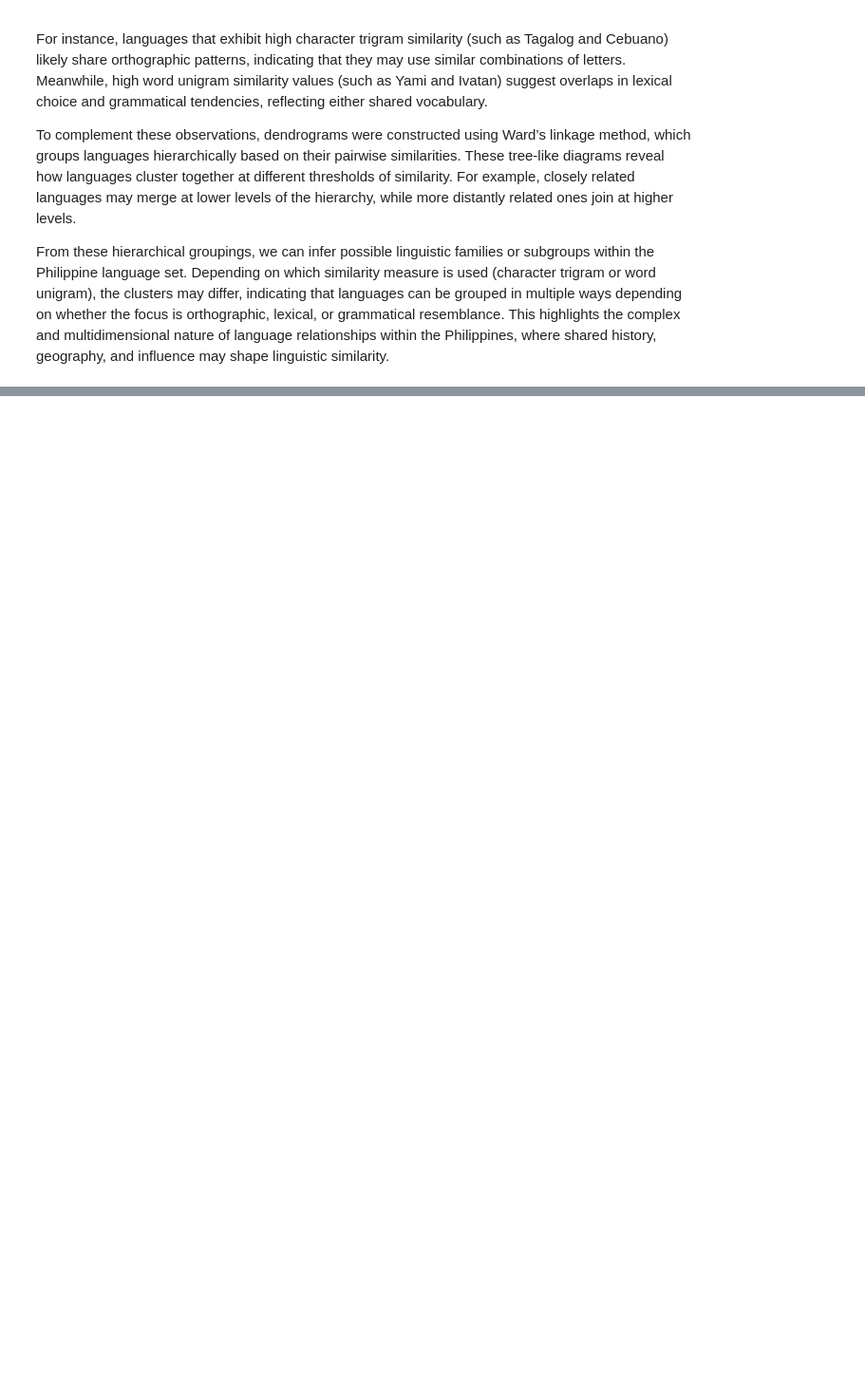
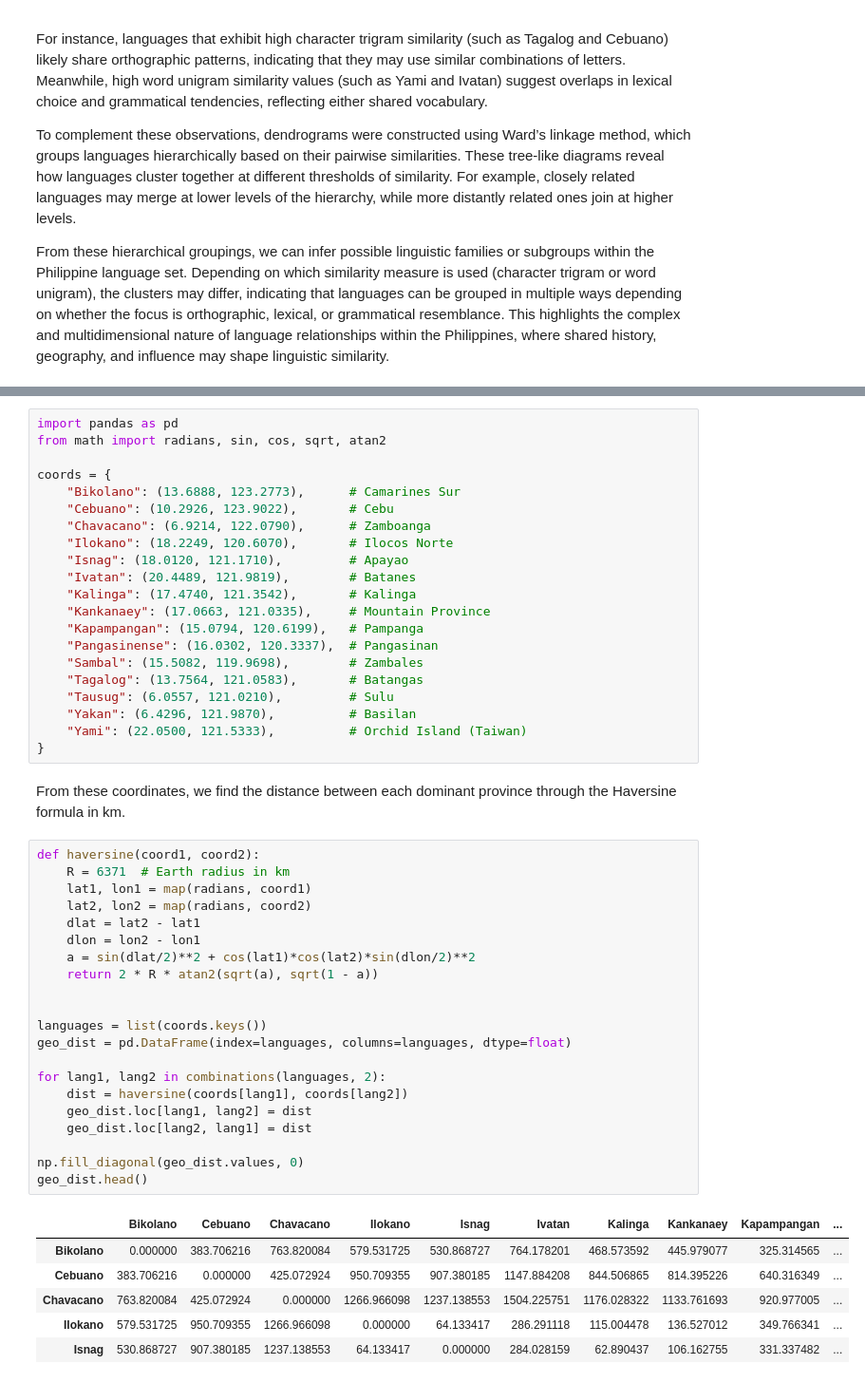
Before and after one commit to qu1r0ra/philippine-language-clustering, a Jupyter notebook: notebooks/philippine_language_clustering.ipynb, the cells around one changed output, grey strips where cells are left out. Shown at 95% size. Cells and saved outputs as stored; diff of their text form; blank space fills up the shorter version.

```diff
--- a/notebooks/philippine_language_clustering.ipynb
+++ b/notebooks/philippine_language_clustering.ipynb
@@ -515,0 +549,51 @@ From these hierarchical groupings, we can infer possible linguistic families or
+# %%
+import pandas as pd
+from math import radians, sin, cos, sqrt, atan2
+
+coords = {
+    "Bikolano": (13.6888, 123.2773),      # Camarines Sur
+    "Cebuano": (10.2926, 123.9022),       # Cebu
+    "Chavacano": (6.9214, 122.0790),      # Zamboanga
+    "Ilokano": (18.2249, 120.6070),       # Ilocos Norte
+    "Isnag": (18.0120, 121.1710),         # Apayao
+    "Ivatan": (20.4489, 121.9819),        # Batanes
+    "Kalinga": (17.4740, 121.3542),       # Kalinga
+    "Kankanaey": (17.0663, 121.0335),     # Mountain Province
+    "Kapampangan": (15.0794, 120.6199),   # Pampanga
+    "Pangasinense": (16.0302, 120.3337),  # Pangasinan
+    "Sambal": (15.5082, 119.9698),        # Zambales
+    "Tagalog": (13.7564, 121.0583),       # Batangas
+    "Tausug": (6.0557, 121.0210),         # Sulu
+    "Yakan": (6.4296, 121.9870),          # Basilan
+    "Yami": (22.0500, 121.5333),          # Orchid Island (Taiwan)
+}
+# %% [markdown]
+From these coordinates, we find the distance between each dominant province through the Haversine formula in km.
+# %%
+def haversine(coord1, coord2):
+    R = 6371  # Earth radius in km
+    lat1, lon1 = map(radians, coord1)
+    lat2, lon2 = map(radians, coord2)
+    dlat = lat2 - lat1
+    dlon = lon2 - lon1
+    a = sin(dlat/2)**2 + cos(lat1)*cos(lat2)*sin(dlon/2)**2
+    return 2 * R * atan2(sqrt(a), sqrt(1 - a))
+
+
+languages = list(coords.keys())
+geo_dist = pd.DataFrame(index=languages, columns=languages, dtype=float)
+
+for lang1, lang2 in combinations(languages, 2):
+    dist = haversine(coords[lang1], coords[lang2])
+    geo_dist.loc[lang1, lang2] = dist
+    geo_dist.loc[lang2, lang1] = dist
+
+np.fill_diagonal(geo_dist.values, 0)
+geo_dist.head()
+# %% [output]
+|  | Bikolano | Cebuano | Chavacano | Ilokano | Isnag | Ivatan | Kalinga | Kankanaey | Kapampangan | ... |
+| Bikolano | 0.000000 | 383.706216 | 763.820084 | 579.531725 | 530.868727 | 764.178201 | 468.573592 | 445.979077 | 325.314565 | ... |
+| Cebuano | 383.706216 | 0.000000 | 425.072924 | 950.709355 | 907.380185 | 1147.884208 | 844.506865 | 814.395226 | 640.316349 | ... |
+| Chavacano | 763.820084 | 425.072924 | 0.000000 | 1266.966098 | 1237.138553 | 1504.225751 | 1176.028322 | 1133.761693 | 920.977005 | ... |
+| Ilokano | 579.531725 | 950.709355 | 1266.966098 | 0.000000 | 64.133417 | 286.291118 | 115.004478 | 136.527012 | 349.766341 | ... |
+| Isnag | 530.868727 | 907.380185 | 1237.138553 | 64.133417 | 0.000000 | 284.028159 | 62.890437 | 106.162755 | 331.337482 | ... |
```
Also changed, not shown: parts of 31 cells of this notebook.
